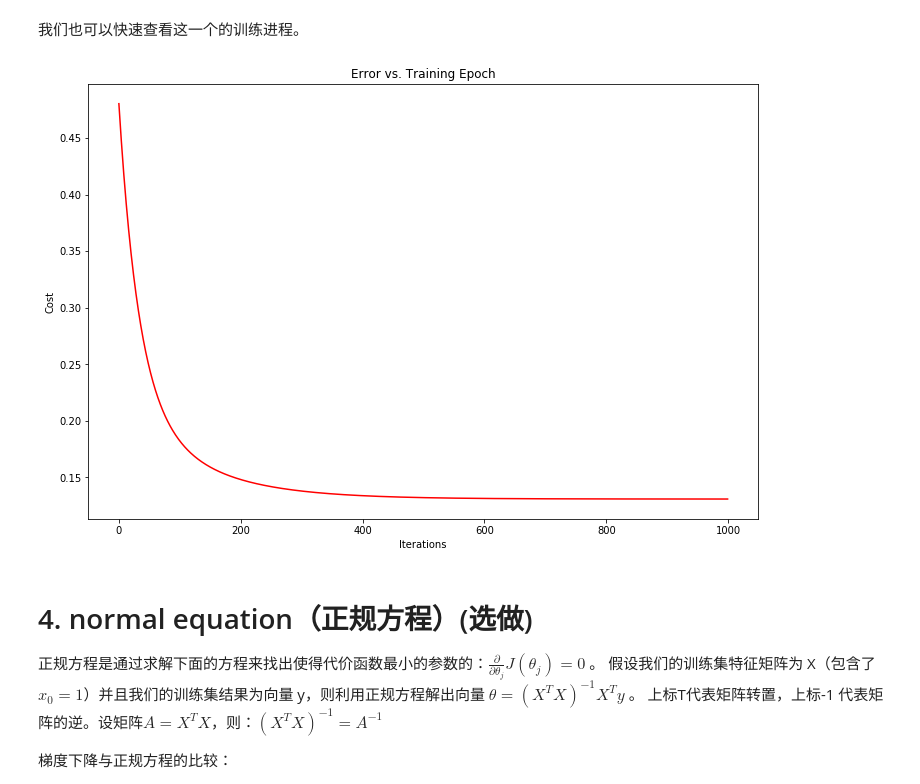
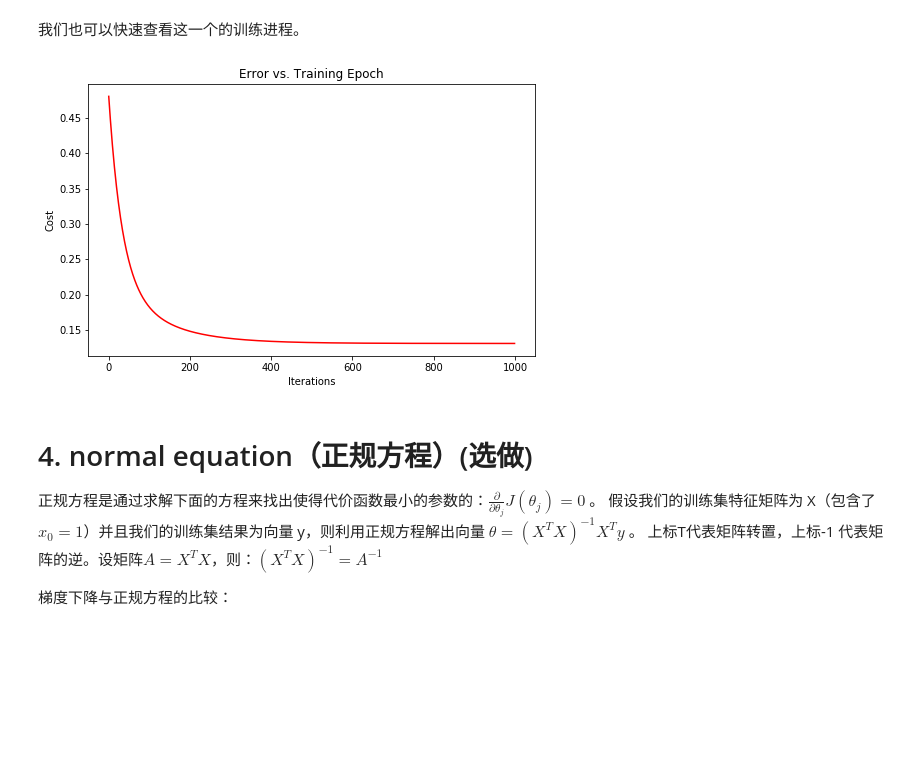
Before and after one commit to JakobChen/stanford-machine-learning-camp, a Jupyter notebook: MyHomeWork/Week3/ML-Exercise1.ipynb, the cells around one changed output. Saved outputs shown, nothing was run; the diff lists cells and outputs as text; code cells hidden in the pictures; blank space fills up the shorter version.

```diff
--- a/MyHomeWork/Week3/ML-Exercise1.ipynb
+++ b/MyHomeWork/Week3/ML-Exercise1.ipynb
@@ -123,7 +124,7 @@ def gradientDescent(X, y, theta, alpha, iters):
         for j in range(parameters):
             # your code here  (appro ~ 2 lines)
             term = np.multiply(error, X[:, j])
-            temp[0, j] = temp[0, j] - ((alpha / len(X)) * np.sum(term))
+            temp[0, j] = theta[0, j] - ((alpha / len(X)) * np.sum(term))
 
         # your code here  (appro ~ 2 lines)
         theta = temp
@@ -228,14 +231,14 @@ computeCost(X2, y2, g2)
 # %% [markdown]
 我们也可以快速查看这一个的训练进程。
 # %%
-fig, ax = plt.subplots(figsize=(12,8))
+fig, ax = plt.subplots(figsize=(8,5))
 ax.plot(np.arange(iters), cost2, 'r')
 ax.set_xlabel('Iterations')
 ax.set_ylabel('Cost')
 ax.set_title('Error vs. Training Epoch')
 plt.show()
 # %% [output]
-[figure, old version]
+[figure, new version]
 # %% [markdown]
 # 4. normal equation（正规方程）(选做)
 正规方程是通过求解下面的方程来找出使得代价函数最小的参数的：$\frac{\partial }{\partial {{\theta }_{j}}}J\left( {{\theta }_{j}} \right)=0$ 。
```
Also changed, not shown: parts of 4 cells of this notebook, 1 other file.
